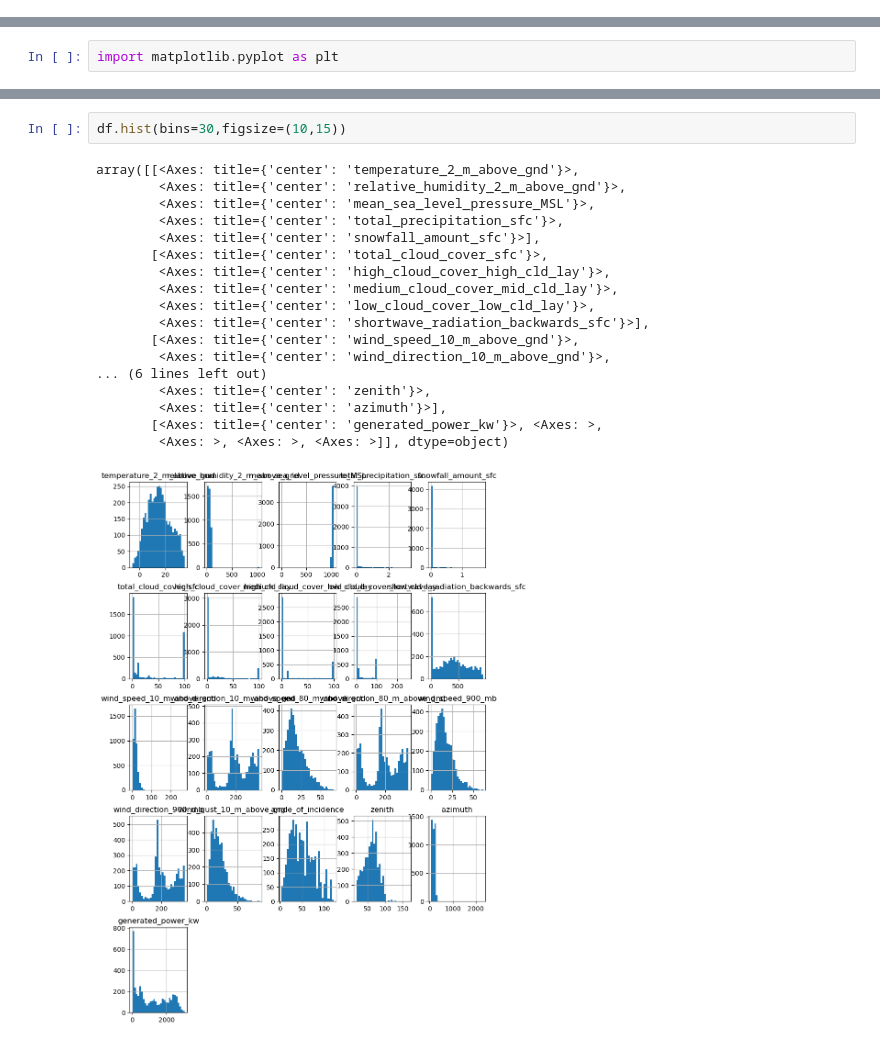
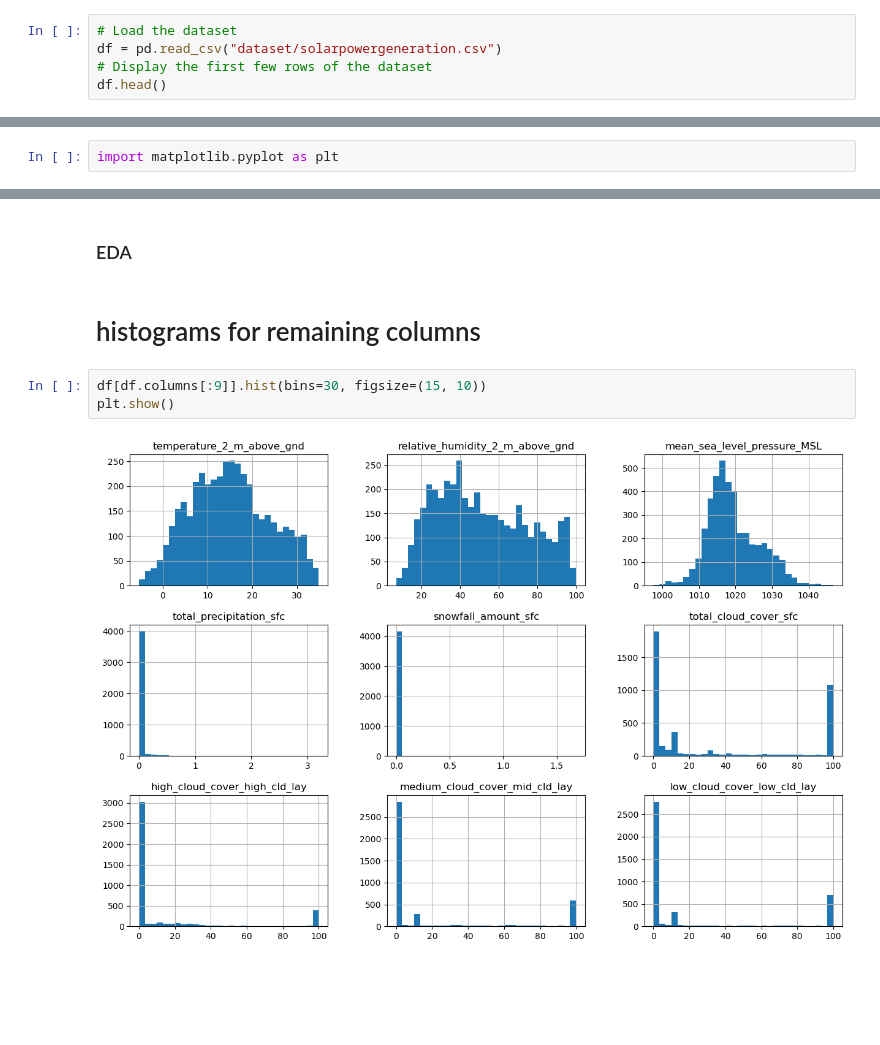
Before and after one commit to PRASATH-SA/SolarPowerOutput, a Jupyter notebook: Solar power prediction using Machine learning.ipynb, the cells around one changed output, grey strips where cells are left out. Saved outputs shown, nothing was run; the diff lists cells and outputs as text; blank space fills up the shorter version.

```diff
--- a/Solar power prediction using Machine learning.ipynb
+++ b/Solar power prediction using Machine learning.ipynb
@@ -15,0 +8,5 @@ df.head()
+# %%
+# Load the dataset
+df = pd.read_csv("dataset/solarpowergeneration.csv")
+# Display the first few rows of the dataset
+df.head()
@@ -115,25 +135,13 @@ plt.ylabel("Frequency")
 plt.show()
 # %% [output]
 [figure]
+# %% [markdown]
+### EDA
+# %% [markdown]
+# histograms for remaining columns
 # %%
-df.hist(bins=30,figsize=(10,15))
+df[df.columns[:9]].hist(bins=30, figsize=(15, 10))
+plt.show()
 # %% [output]
-array([[<Axes: title={'center': 'temperature_2_m_above_gnd'}>,
-        <Axes: title={'center': 'relative_humidity_2_m_above_gnd'}>,
-        <Axes: title={'center': 'mean_sea_level_pressure_MSL'}>,
-        <Axes: title={'center': 'total_precipitation_sfc'}>,
-        <Axes: title={'center': 'snowfall_amount_sfc'}>],
-       [<Axes: title={'center': 'total_cloud_cover_sfc'}>,
-        <Axes: title={'center': 'high_cloud_cover_high_cld_lay'}>,
-        <Axes: title={'center': 'medium_cloud_cover_mid_cld_lay'}>,
-        <Axes: title={'center': 'low_cloud_cover_low_cld_lay'}>,
-        <Axes: title={'center': 'shortwave_radiation_backwards_sfc'}>],
-       [<Axes: title={'center': 'wind_speed_10_m_above_gnd'}>,
-        <Axes: title={'center': 'wind_direction_10_m_above_gnd'}>,
-... (6 lines left out)
-        <Axes: title={'center': 'zenith'}>,
-        <Axes: title={'center': 'azimuth'}>],
-       [<Axes: title={'center': 'generated_power_kw'}>, <Axes: >,
-        <Axes: >, <Axes: >, <Axes: >]], dtype=object)
-[figure, old version]
+[figure, new version]
 # %%
```
Also changed, not shown: parts of 35 cells of this notebook.
